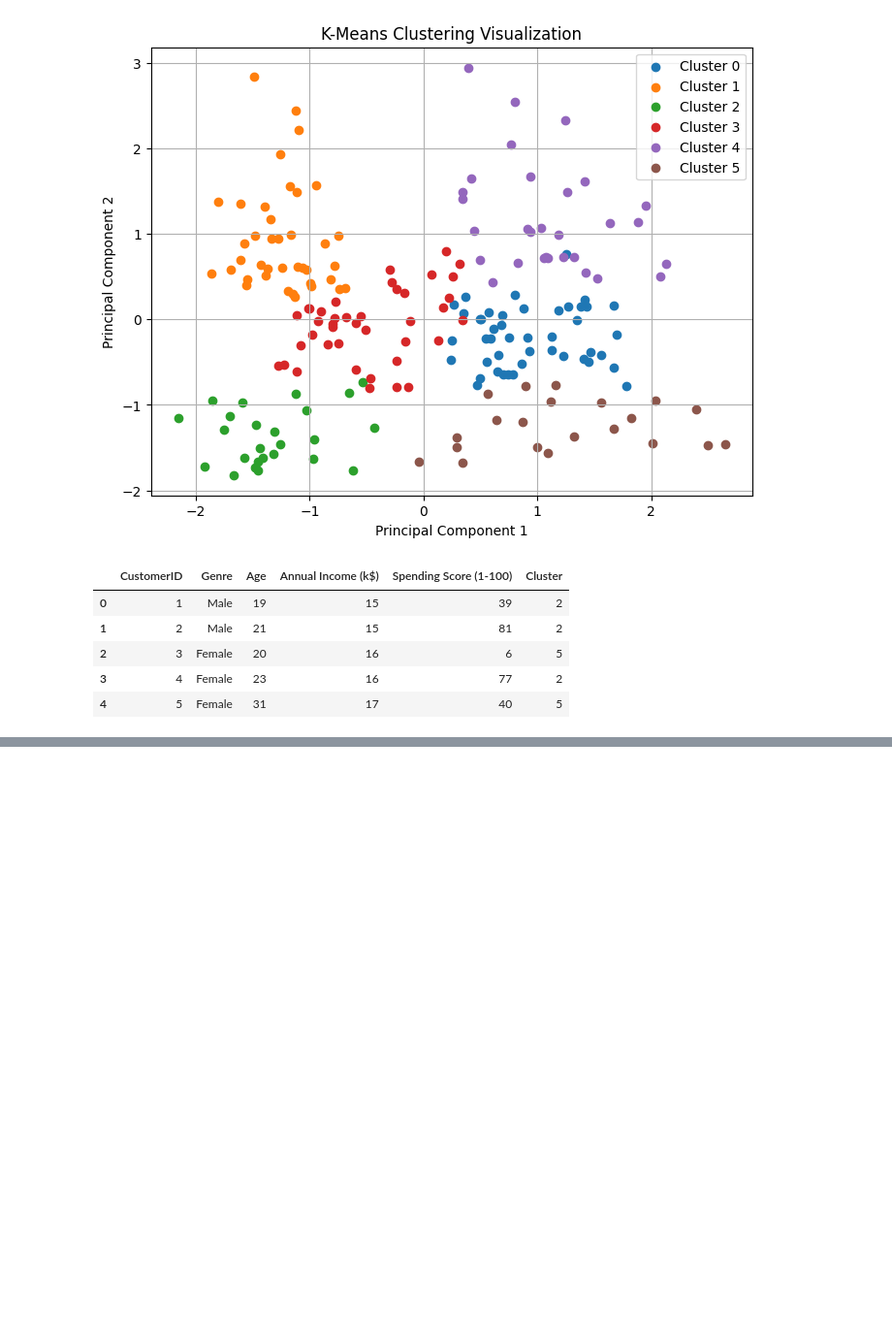
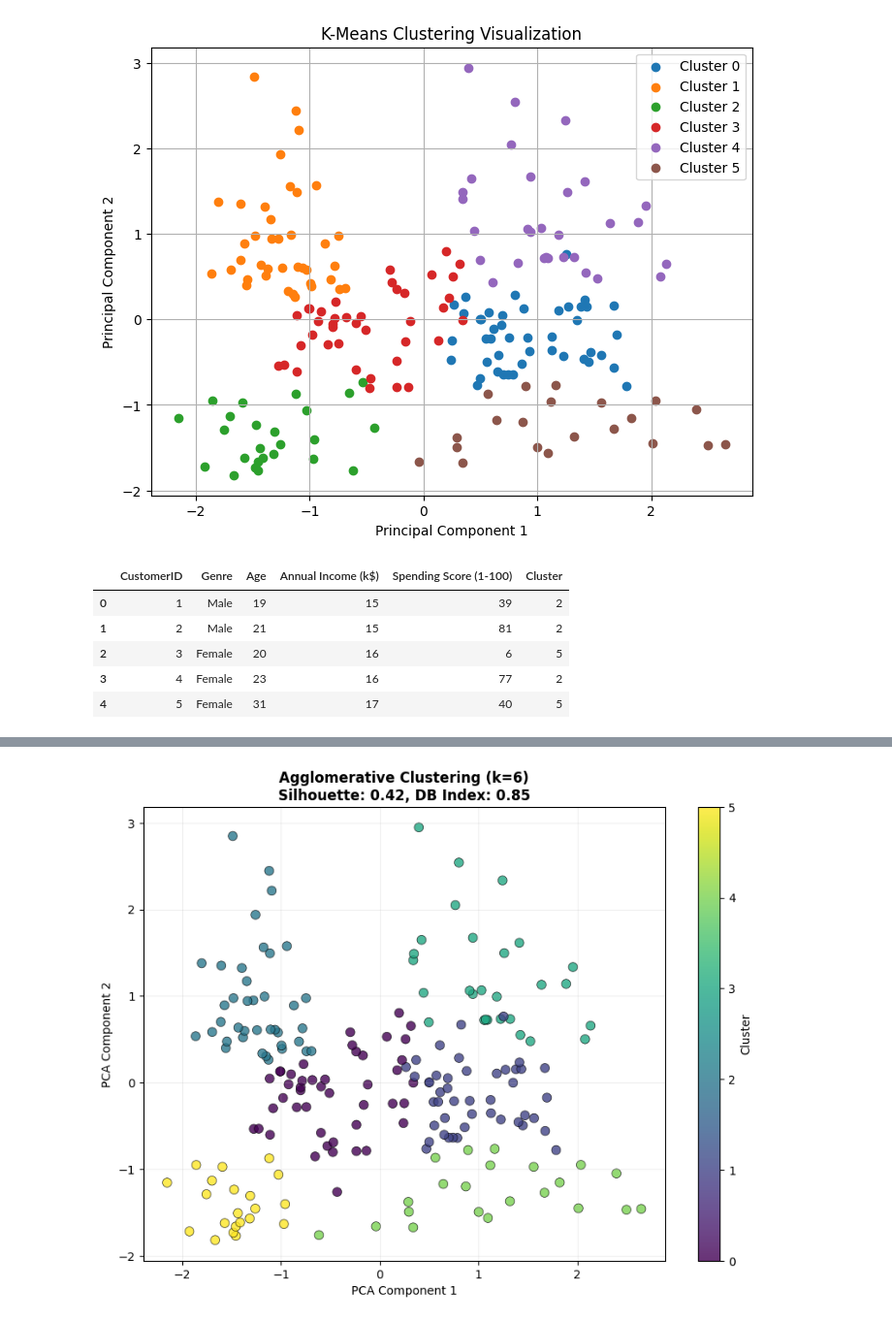
Before and after one commit to rahmarihan/DS3, a Jupyter notebook: main.ipynb, the cells around one changed output, grey strips where cells are left out. Shown at 97% size. Saved outputs shown, nothing was run; the diff lists cells and outputs as text; code cells hidden in the pictures; blank space fills up the shorter version.

```diff
--- a/main.ipynb
+++ b/main.ipynb
@@ -155,0 +166,20 @@ df.head()
+# %%
+# e.1) Agglomerative Hierarchical Clustering
+print("="*80)
+print(f"Agglomerative Hierarchical Clustering (k={optimal_k})")
+print("="*80)
+
+agg_cluster = AgglomerativeClustering(
+    n_clusters=optimal_k,
+    metric='euclidean',
+    linkage='ward'
+)
+agg_labels = agg_cluster.fit_predict(scaled_features)
+
+# Calculate metrics
+agg_silhouette = silhouette_score(scaled_features, agg_labels)
+agg_db = davies_bouldin_score(scaled_features, agg_labels)
+
+print(f"Cluster labels: {np.unique(agg_labels)}")
+print(f"\nSilhouette Score: {agg_silhouette:.3f}")
+print(f"Davies-Bouldin Index: {agg_db:.3f}")
@@ -155,0 +194,16 @@ df.head()
+# %%
+plt.figure(figsize=(10, 7))
+scatter = plt.scatter(
+    X_pca[:, 0], X_pca[:, 1],
+    c=agg_labels, cmap='viridis',
+    s=60, alpha=0.8, edgecolor='k', linewidth=0.5
+)
+plt.title(f'Agglomerative Clustering (k={optimal_k})\nSilhouette: {agg_silhouette:.2f}, DB Index: {agg_db:.2f}',
+          fontweight='bold')
+plt.xlabel('PCA Component 1', fontsize=10)
+plt.ylabel('PCA Component 2', fontsize=10)
+plt.colorbar(scatter, ticks=range(optimal_k), label='Cluster')
+plt.grid(alpha=0.2)
+plt.show()
+# %% [output]
+[figure, added]
```
Also changed, not shown: parts of 8 cells of this notebook.
